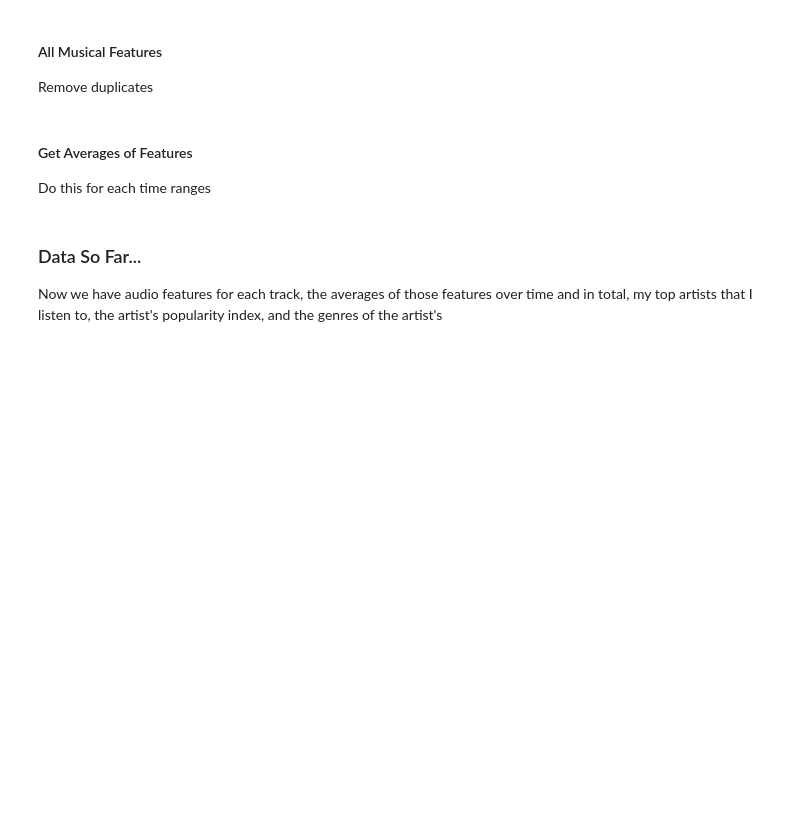
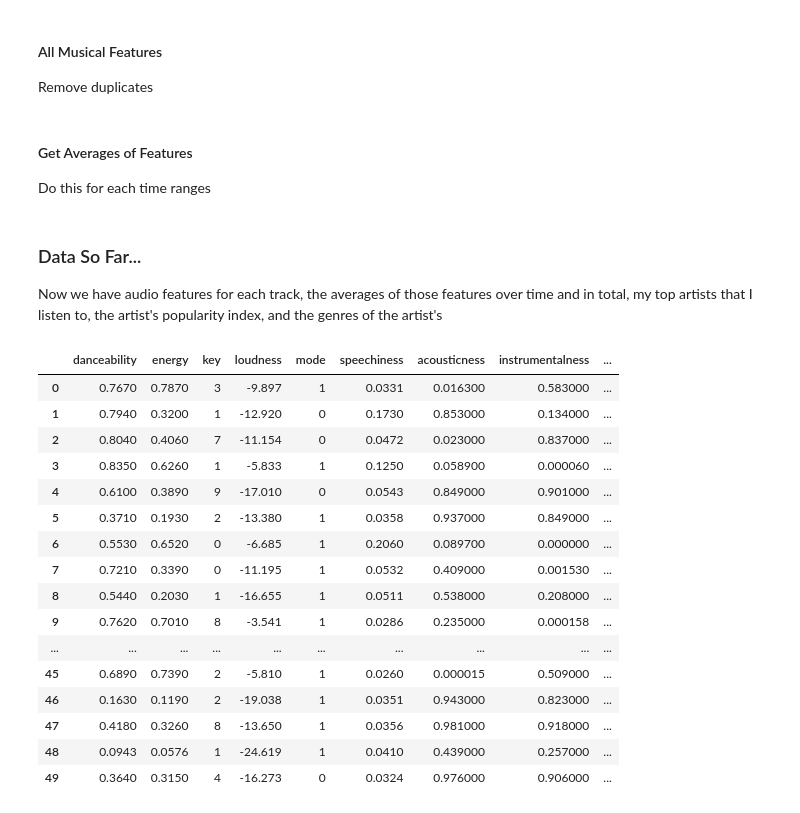
Before and after one commit to kyirong6/spotify-personal-viz-1, a Jupyter notebook: Data_Collection_and_Analysis.ipynb, the cells around one changed output. Cells and saved outputs as stored; diff of their text form; code cells hidden in the pictures; blank space fills up the shorter version.

```diff
--- a/Data_Collection_and_Analysis.ipynb
+++ b/Data_Collection_and_Analysis.ipynb
@@ -83,3 +85,9 @@ long_term_audio_features_df = pd.DataFrame(long_term_audio_features)
 short_term_audio_features_df['name'] = top_tracks_short_term_df['name']
 medium_term_audio_features_df['name'] = top_tracks_medium_term_df['name']
 long_term_audio_features_df['name'] = top_tracks_long_term_df['name']
+# %%
+release_dates = []
+for i in top_tracks_short_term_df['album']:
+    date = ast.literal_eval(i)['release_date']
+    release_dates.append(date)
+short_term_audio_features_df['release_date'] = release_dates
@@ -114,3 +134,23 @@ audio_features_averages_df.to_csv('data/audio_features_averages.csv')
 ### Data So Far...
 
 Now we have audio features for each track, the averages of those features over time and in total, my top artists that I listen to, the artist's popularity index, and the genres of the artist's
+# %%
+short_term_audio_features_df
+# %% [output]
+|  | danceability | energy | key | loudness | mode | speechiness | acousticness | instrumentalness | ... |
+| 0 | 0.7670 | 0.7870 | 3 | -9.897 | 1 | 0.0331 | 0.016300 | 0.583000 | ... |
+| 1 | 0.7940 | 0.3200 | 1 | -12.920 | 0 | 0.1730 | 0.853000 | 0.134000 | ... |
+| 2 | 0.8040 | 0.4060 | 7 | -11.154 | 0 | 0.0472 | 0.023000 | 0.837000 | ... |
+| 3 | 0.8350 | 0.6260 | 1 | -5.833 | 1 | 0.1250 | 0.058900 | 0.000060 | ... |
+| 4 | 0.6100 | 0.3890 | 9 | -17.010 | 0 | 0.0543 | 0.849000 | 0.901000 | ... |
+| 5 | 0.3710 | 0.1930 | 2 | -13.380 | 1 | 0.0358 | 0.937000 | 0.849000 | ... |
+| 6 | 0.5530 | 0.6520 | 0 | -6.685 | 1 | 0.2060 | 0.089700 | 0.000000 | ... |
+| 7 | 0.7210 | 0.3390 | 0 | -11.195 | 1 | 0.0532 | 0.409000 | 0.001530 | ... |
+| 8 | 0.5440 | 0.2030 | 1 | -16.655 | 1 | 0.0511 | 0.538000 | 0.208000 | ... |
+| 9 | 0.7620 | 0.7010 | 8 | -3.541 | 1 | 0.0286 | 0.235000 | 0.000158 | ... |
+| ... | ... | ... | ... | ... | ... | ... | ... | ... | ... |
+| 45 | 0.6890 | 0.7390 | 2 | -5.810 | 1 | 0.0260 | 0.000015 | 0.509000 | ... |
+| 46 | 0.1630 | 0.1190 | 2 | -19.038 | 1 | 0.0351 | 0.943000 | 0.823000 | ... |
+| 47 | 0.4180 | 0.3260 | 8 | -13.650 | 1 | 0.0356 | 0.981000 | 0.918000 | ... |
+| 48 | 0.0943 | 0.0576 | 1 | -24.619 | 1 | 0.0410 | 0.439000 | 0.257000 | ... |
+| 49 | 0.3640 | 0.3150 | 4 | -16.273 | 0 | 0.0324 | 0.976000 | 0.906000 | ... |
```
Also changed, not shown: parts of 4 cells of this notebook, 3 other files.
